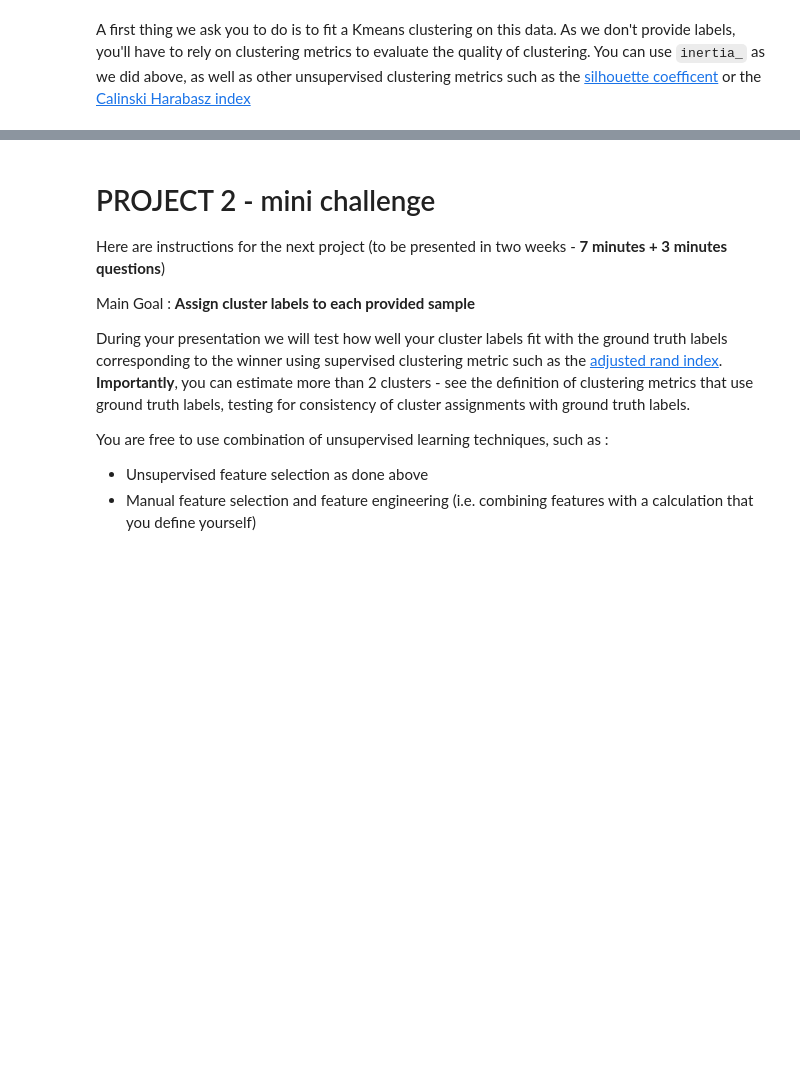
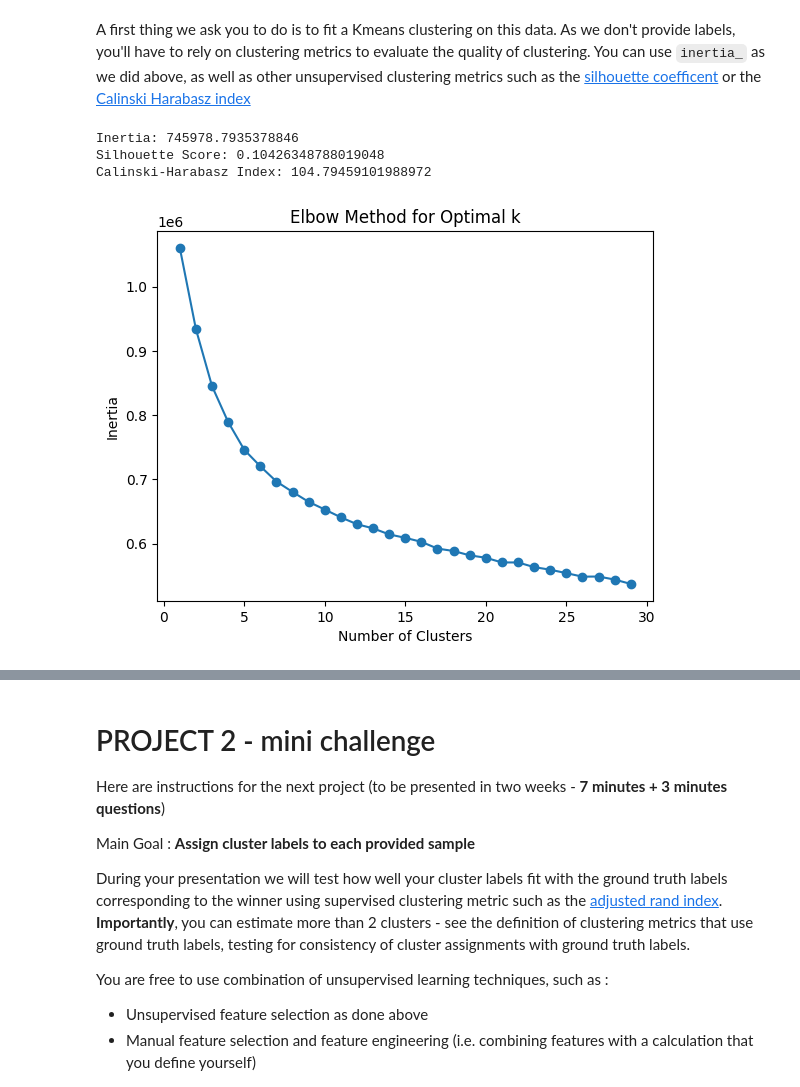
Before and after one commit to Gregsai/introduction-to-ai, a Jupyter notebook: session3/lab/Lab_3.ipynb, the cells around one changed output, grey strips where cells are left out. Saved outputs shown, nothing was run; the diff lists cells and outputs as text; code cells hidden in the pictures; blank space fills up the shorter version.

```diff
--- a/session3/lab/Lab_3.ipynb
+++ b/session3/lab/Lab_3.ipynb
@@ -474,0 +561,49 @@ A first thing we ask you to do is to fit a Kmeans clustering on this data. As we
+# %%
+#### TO BE COMPLETED
+
+from sklearn.cluster import KMeans
+from sklearn.metrics import silhouette_score, calinski_harabasz_score
+
+# Extract features
+X = features_unsupervised.values
+
+# Instantiate KMeans model
+kmeans = KMeans(n_clusters=5, random_state=0)
+
+# Fit KMeans model to the data
+kmeans.fit(X)
+
+# Get inertia
+inertia = kmeans.inertia_
+
+# Get silhouette score
+silhouette = silhouette_score(X, kmeans.labels_)
+
+# Get Calinski-Harabasz index
+calinski_harabasz = calinski_harabasz_score(X, kmeans.labels_)
+
+print("Inertia:", inertia)
+print("Silhouette Score:", silhouette)
+print("Calinski-Harabasz Index:", calinski_harabasz)
+# %% [output]
+Inertia: 745978.7935378846
+Silhouette Score: 0.10426348788019048
+Calinski-Harabasz Index: 104.79459101988972
+# %%
+import matplotlib.pyplot as plt
+
+# Calculate inertia for different number of clusters
+inertias = []
+for k in range(1, 30):
+    kmeans = KMeans(n_clusters=k, random_state=0)
+    kmeans.fit(X)
+    inertias.append(kmeans.inertia_)
+
+# Plot elbow curve
+plt.plot(range(1, 30), inertias, marker='o')
+plt.xlabel('Number of Clusters')
+plt.ylabel('Inertia')
+plt.title('Elbow Method for Optimal k')
+plt.show()
+# %% [output]
+[figure, added]
```
Also changed, not shown: parts of 13 cells of this notebook, 8 other files.
